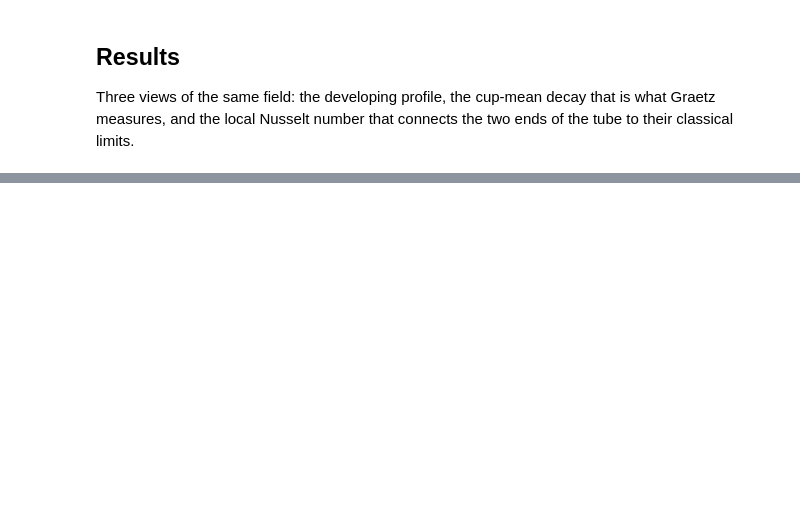
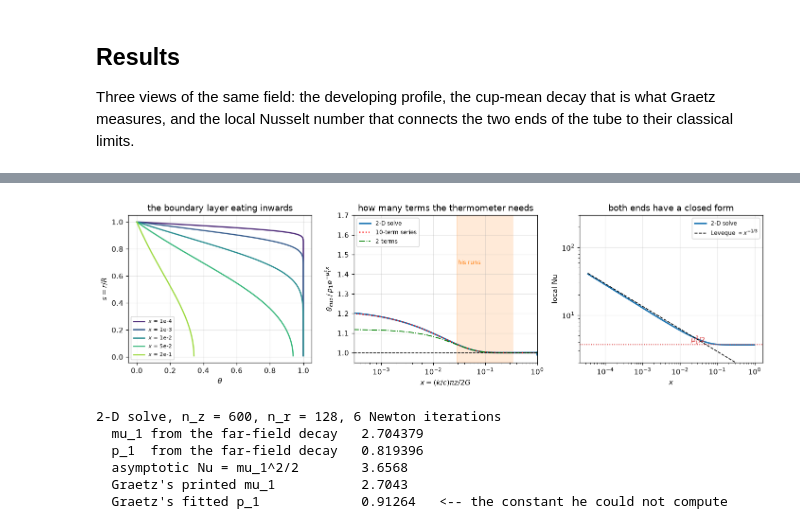
Before and after one commit to computational-chemical-engineering/pymrm-gallery, a Jupyter notebook: pages/A3.15-graetz-nusselt/index.ipynb, the cells around one changed output, grey strips where cells are left out. Saved outputs shown, nothing was run; the diff lists cells and outputs as text; code cells hidden in the pictures; blank space fills up the shorter version.

```diff
--- a/pages/A3.15-graetz-nusselt/index.ipynb
+++ b/pages/A3.15-graetz-nusselt/index.ipynb
@@ -1727,0 +472,59 @@ the volume's other dating. A *zweite Abhandlung* followed in Ann. Phys. 261
+# %%
+MU1_2D, P1_2D = decay(SOL["x"], SOL["cup"])
+x_nu, Nu = TUBE.nusselt(SOL["theta"])
+C_LEVEQUE = 2.0 / (gamma(4.0 / 3.0) * 9.0 ** (1.0 / 3.0))
+
+fig, axes = plt.subplots(1, 3, figsize=(13.0, 3.8))
+
+xs_show = [1e-4, 1e-3, 1e-2, 0.05, 0.2]
+for xt, col in zip(xs_show, plt.cm.viridis(np.linspace(0.1, 0.85, len(xs_show)))):
+    j = np.argmin(abs(SOL["x"] - xt))
+    axes[0].plot(np.r_[SOL["theta"][j], 0.0], np.r_[TUBE.s_c, 1.0], color=col,
+                 lw=1.7, label=f"$x$ = {SOL['x'][j]:.0e}".replace("e-0", "e-"))
+axes[0].set(xlabel=r"$\theta$", ylabel=r"$s = r/R$",
+            title="the boundary layer eating inwards")
+axes[0].legend(fontsize=7.5, loc="lower left")
+
+one = P_CUP[0] * np.exp(-MU[0] ** 2 * SOL["x"])
+ser = np.array([np.sum(P_CUP * np.exp(-MU ** 2 * xx)) for xx in SOL["x"]])
+ser2 = np.array([np.sum(P_CUP[:2] * np.exp(-MU[:2] ** 2 * xx)) for xx in SOL["x"]])
+axes[1].semilogx(SOL["x"], SOL["cup"] / one, color="tab:blue", lw=2.0, label="2-D solve")
+axes[1].semilogx(SOL["x"], ser / one, "r:", lw=1.6, label="10-term series")
+axes[1].semilogx(SOL["x"], ser2 / one, "g-.", lw=1.2, label="2 terms")
+axes[1].axhline(1.0, color="k", ls="--", lw=1.0)
+gm = ((obs.k_over_c_printed * np.pi * obs.tube_length_cm)
+      / (2 * obs.mass_flow_g_min)).values
+axes[1].axvspan(gm.min(), gm.max(), color="tab:orange", alpha=0.16)
+axes[1].text(gm.min() * 1.05, 1.45, "his runs", fontsize=8, color="tab:orange")
+axes[1].set(xlabel=r"$x = (k/c)\pi z/2G$", xlim=(3e-4, 1.0), ylim=(0.95, 1.7),
+            ylabel=r"$\theta_{\rm cup}\,/\,p_1e^{-\mu_1^2x}$",
+            title="how many terms the thermometer needs")
+axes[1].legend(fontsize=8)
+
+m = x_nu > 3e-5
+axes[2].loglog(x_nu[m], Nu[m], color="tab:blue", lw=2.0, label="2-D solve")
+axes[2].loglog(x_nu[m], C_LEVEQUE * (x_nu[m] / 2) ** (-1 / 3), "k--", lw=1.1,
+               label=r"Leveque $\propto x^{-1/3}$")
+axes[2].axhline(MU[0] ** 2 / 2, color="tab:red", lw=1.2, ls=":")
+axes[2].text(2e-2, MU[0] ** 2 / 2 * 1.09, r"$\mu_1^2/2$", color="tab:red", fontsize=9)
+axes[2].set(xlabel=r"$x$", ylabel=r"local $\mathrm{Nu}$", ylim=(2, 300),
+            title="both ends have a closed form")
+axes[2].legend(fontsize=8)
+fig.tight_layout()
+plt.show()
+
+print(f"2-D solve, n_z = {PUB['n_z']}, n_r = {PUB['n_r']}, {SOL['nit']} Newton iterations")
+print(f"  mu_1 from the far-field decay   {MU1_2D:.6f}")
+print(f"  p_1  from the far-field decay   {P1_2D:.6f}")
+print(f"  asymptotic Nu = mu_1^2/2        {MU1_2D**2/2:.4f}")
+print(f"  Graetz's printed mu_1           {C['graetz_root_mu1']}")
+print(f"  Graetz's fitted p_1             {C['p1_working_formula']}   <-- the "
+      "constant he could not compute")
+# %% [output]
+[figure, added]
+2-D solve, n_z = 600, n_r = 128, 6 Newton iterations
+  mu_1 from the far-field decay   2.704379
+  p_1  from the far-field decay   0.819396
+  asymptotic Nu = mu_1^2/2        3.6568
+  Graetz's printed mu_1           2.7043
+  Graetz's fitted p_1             0.91264   <-- the constant he could not compute
```
Also changed, not shown: parts of 59 cells of this notebook, 9 other files.
